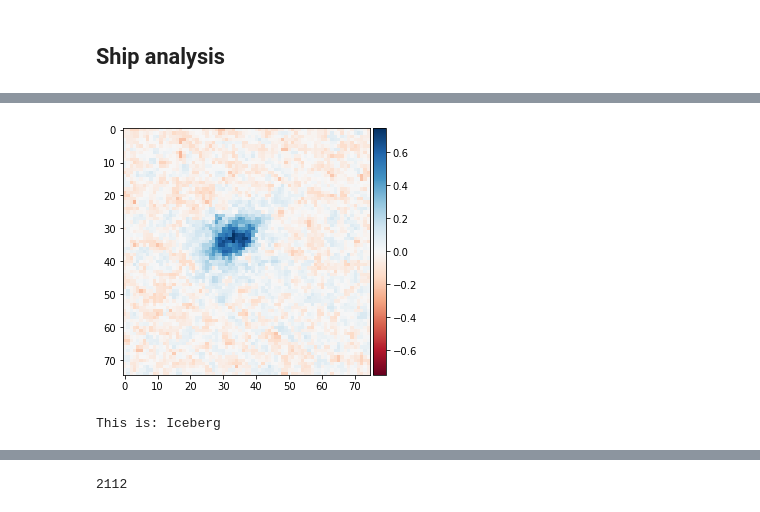
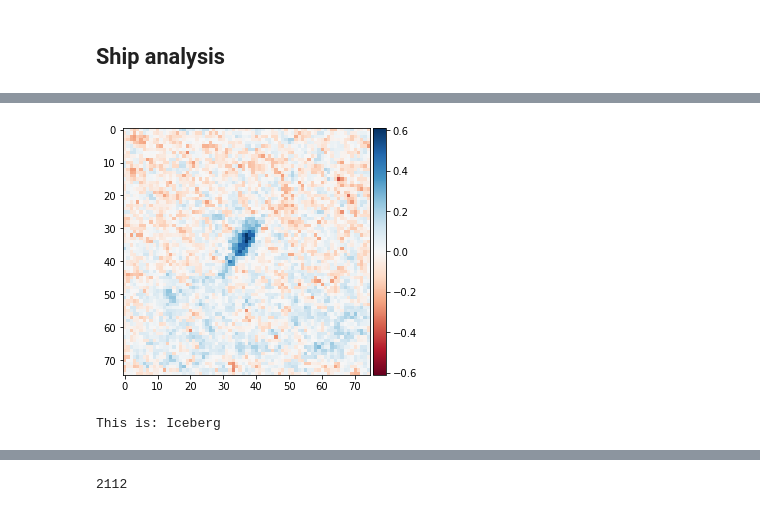
Before and after one commit to camillesauer/ClimateProject---E3, a Jupyter notebook: Data analysis/Data analysis.ipynb, the cells around one changed output, grey strips where cells are left out. Saved outputs shown, nothing was run; the diff lists cells and outputs as text; code cells hidden in the pictures.

```diff
--- a/Data analysis/Data analysis.ipynb
+++ b/Data analysis/Data analysis.ipynb
@@ -52 +52,13 @@ print ('This is:',labels[int(Y_train[ix])])
 This is: Ship
+# %%
+
+
+import numpy as np
+import pandas as pd
+from sklearn.model_selection import train_test_split
+from os.path import join as opj
+from matplotlib import pyplot as plt
+from mpl_toolkits.mplot3d import Axes3D
+import pylab
+plt.rcParams['figure.figsize'] = 10, 10
+%matplotlib inline
@@ -57,9 +98,9 @@ This is: 1
 # %%
-ix = 5
+ix = 6
 imshow(np.squeeze(X_train[ix,:,:,2]))#Looking at the combined channel
 plt.show()
 labels = ['Ship','Iceberg']  #0 is no iceberg(ship) and 1 is iceberg
 print ('This is:',labels[int(Y_train[ix])])
 # %% [output]
-[figure, old version]
+[figure, new version]
 This is: Iceberg
```
Also changed, not shown: parts of 5 cells of this notebook.
